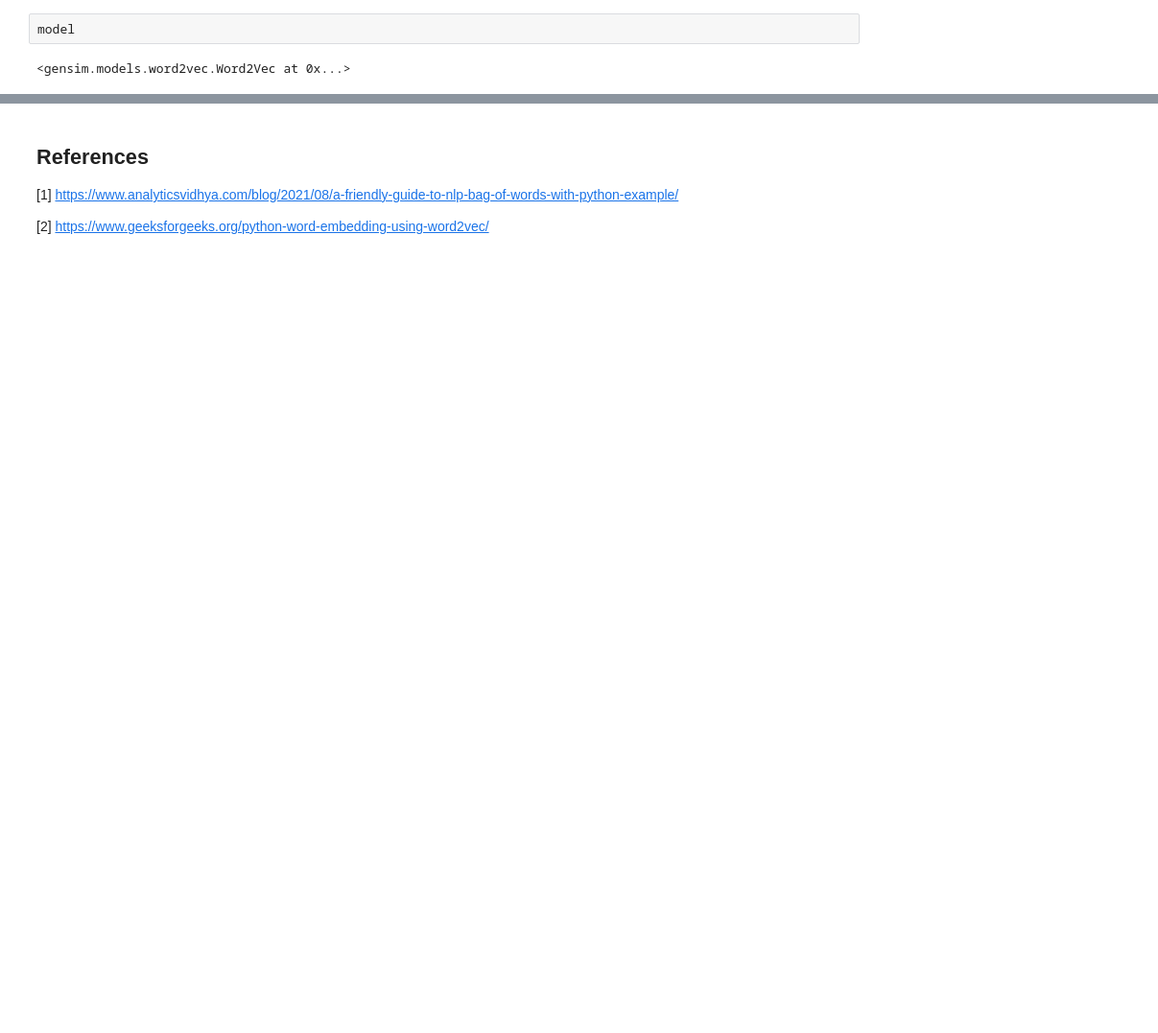
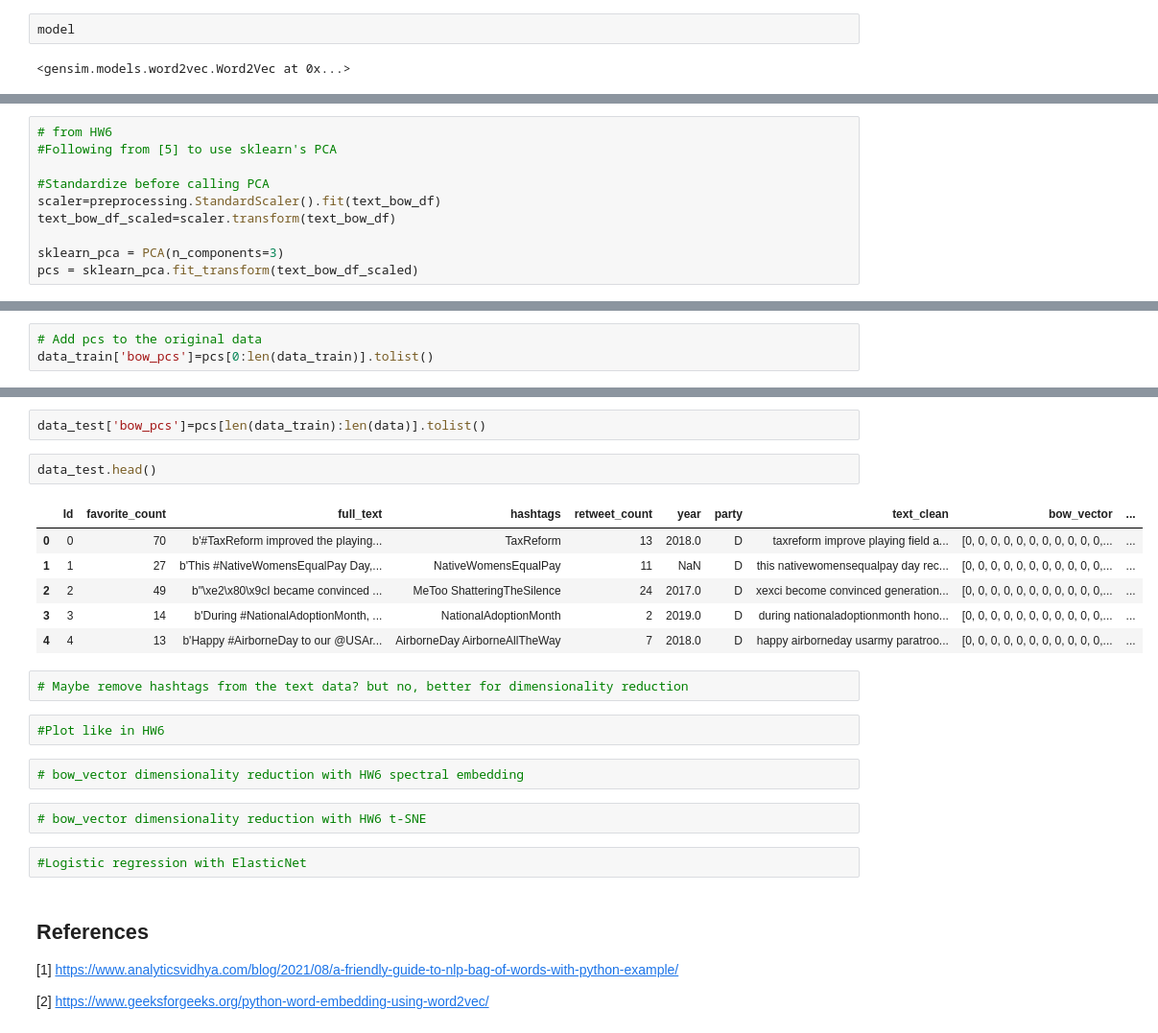
Before and after one commit to ezgisiir/congressional_tweets_project_code_istanbul, a Jupyter notebook: congressional-tweets-project-code-istanbul.ipynb, the cells around one changed output, grey strips where cells are left out. Shown at 96% size. Saved outputs shown, nothing was run; the diff lists cells and outputs as text; blank space fills up the shorter version.

```diff
--- a/congressional-tweets-project-code-istanbul.ipynb
+++ b/congressional-tweets-project-code-istanbul.ipynb
@@ -545,0 +566,10 @@ model
+# %%
+# from HW6
+#Following from [5] to use sklearn's PCA
+
+#Standardize before calling PCA
+scaler=preprocessing.StandardScaler().fit(text_bow_df)
+text_bow_df_scaled=scaler.transform(text_bow_df)
+
+sklearn_pca = PCA(n_components=3)
+pcs = sklearn_pca.fit_transform(text_bow_df_scaled)
@@ -545,0 +596,3 @@ model
+# %%
+# Add pcs to the original data
+data_train['bow_pcs']=pcs[0:len(data_train)].tolist()
@@ -546,3 +608,24 @@ model
+# %%
+data_test['bow_pcs']=pcs[len(data_train):len(data)].tolist()
+# %%
+data_test.head()
+# %% [output]
+|  | Id | favorite_count | full_text | hashtags | retweet_count | year | party | text_clean | bow_vector | ... |
+| 0 | 0 | 70 | b'#TaxReform improved the playing... | TaxReform | 13 | 2018.0 | D | taxreform improve playing field a... | [0, 0, 0, 0, 0, 0, 0, 0, 0, 0, 0,... | ... |
+| 1 | 1 | 27 | b'This #NativeWomensEqualPay Day,... | NativeWomensEqualPay | 11 | NaN | D | this nativewomensequalpay day rec... | [0, 0, 0, 0, 0, 0, 0, 0, 0, 0, 0,... | ... |
+| 2 | 2 | 49 | b"\xe2\x80\x9cI became convinced ... | MeToo ShatteringTheSilence | 24 | 2017.0 | D | xexci become convinced generation... | [0, 0, 0, 0, 0, 0, 0, 0, 0, 0, 0,... | ... |
+| 3 | 3 | 14 | b'During #NationalAdoptionMonth, ... | NationalAdoptionMonth | 2 | 2019.0 | D | during nationaladoptionmonth hono... | [0, 0, 0, 0, 0, 0, 0, 0, 0, 0, 0,... | ... |
+| 4 | 4 | 13 | b'Happy #AirborneDay to our @USAr... | AirborneDay AirborneAllTheWay | 7 | 2018.0 | D | happy airborneday usarmy paratroo... | [0, 0, 0, 0, 0, 0, 0, 0, 0, 0, 0,... | ... |
+# %%
+# Maybe remove hashtags from the text data? but no, better for dimensionality reduction
+# %%
+#Plot like in HW6
+# %%
+# bow_vector dimensionality reduction with HW6 spectral embedding
+# %%
+# bow_vector dimensionality reduction with HW6 t-SNE
+# %%
+#Logistic regression with ElasticNet
 # %% [markdown]
 ## **References**
 
```
Also changed, not shown: parts of 8 cells of this notebook.
